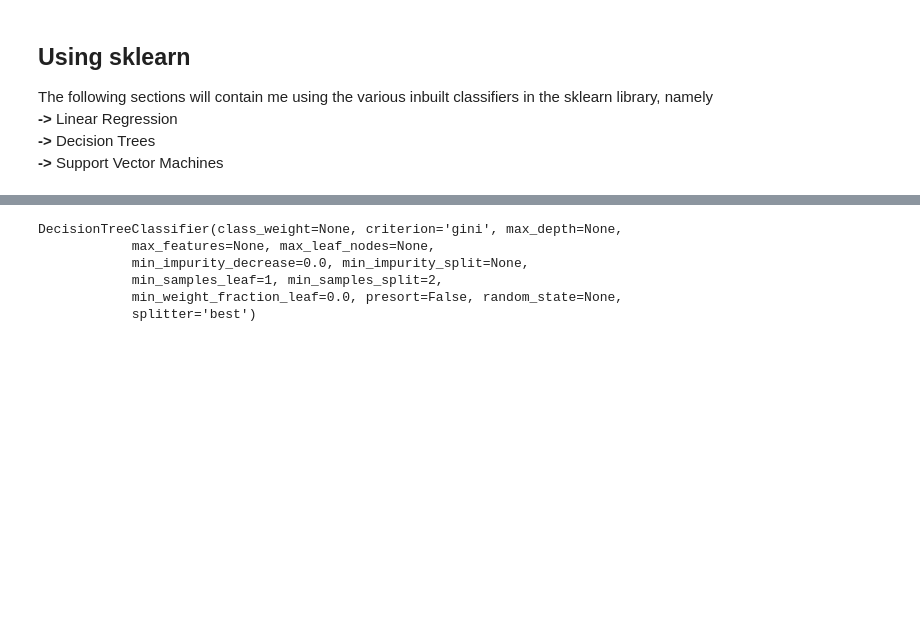
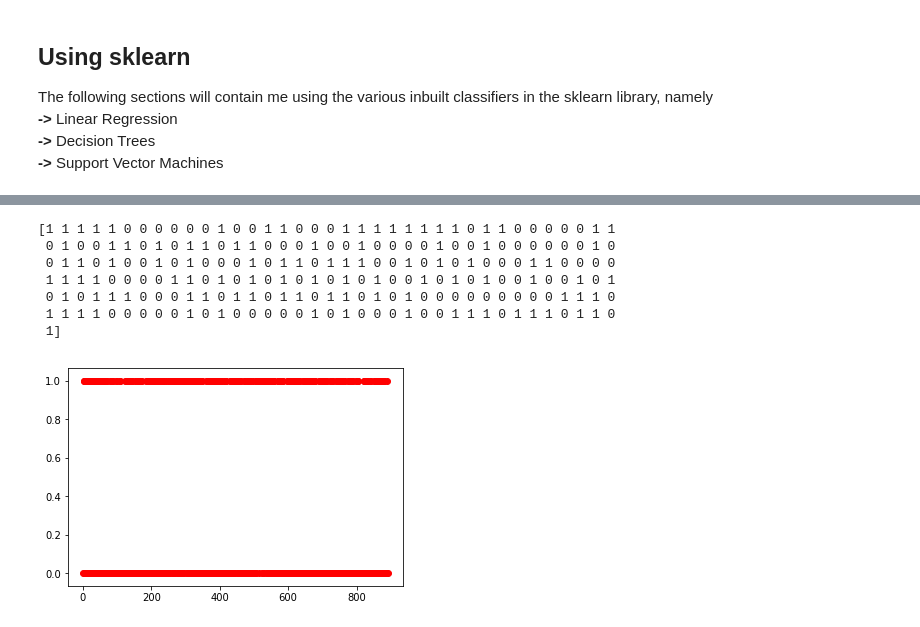
Before and after one commit to sprince0031/100-Days-Of-ML, a Jupyter notebook: Practice-0/Practice-0.ipynb, the cells around one changed output, grey strips where cells are left out. Cells and saved outputs as stored; diff of their text form; code cells hidden in the pictures; blank space fills up the shorter version.

```diff
--- a/Practice-0/Practice-0.ipynb
+++ b/Practice-0/Practice-0.ipynb
@@ -60,18 +62,24 @@ LogisticRegression(C=1.0, class_weight=None, dual=False, fit_intercept=True,
 # %%
 # Decision trees
 
 from sklearn.tree import DecisionTreeClassifier
 classifier = DecisionTreeClassifier()
 
-classifier.fit(X,y)
-# plt.scatter(X[:10], y[:10], color='red')
+classifier.fit(X_train, y_train)
+
+prediction = classifier.predict(X_test)
+plt.scatter(X_train[:,0], y_train, color='red')
+# plt.plot(X_train[:,0], classifier.predict(X_train), color='blue')
+plt.show()
 # %% [output]
-DecisionTreeClassifier(class_weight=None, criterion='gini', max_depth=None,
-            max_features=None, max_leaf_nodes=None,
-            min_impurity_decrease=0.0, min_impurity_split=None,
-            min_samples_leaf=1, min_samples_split=2,
-            min_weight_fraction_leaf=0.0, presort=False, random_state=None,
-            splitter='best')
+[1 1 1 1 1 0 0 0 0 0 0 1 0 0 1 1 0 0 0 1 1 1 1 1 1 1 1 0 1 1 0 0 0 0 0 1 1
+ 0 1 0 0 1 1 0 1 0 1 1 0 1 1 0 0 0 1 0 0 1 0 0 0 0 1 0 0 1 0 0 0 0 0 0 1 0
+ 0 1 1 0 1 0 0 1 0 1 0 0 0 1 0 1 1 0 1 1 1 0 0 1 0 1 0 1 0 0 0 1 1 0 0 0 0
+ 1 1 1 1 0 0 0 0 1 1 0 1 0 1 0 1 0 1 0 1 0 1 0 0 1 0 1 0 1 0 0 1 0 0 1 0 1
+ 0 1 0 1 1 1 0 0 0 1 1 0 1 1 0 1 1 0 1 1 0 1 0 1 0 0 0 0 0 0 0 0 0 1 1 1 0
+ 1 1 1 1 0 0 0 0 0 1 0 1 0 0 0 0 0 1 0 1 0 0 0 1 0 0 1 1 1 0 1 1 1 0 1 1 0
+ 1]
+[figure, added]
 # %%
 # Support Vector Machines
 
```
Also changed, not shown: parts of 3 cells of this notebook, 1 other file.
